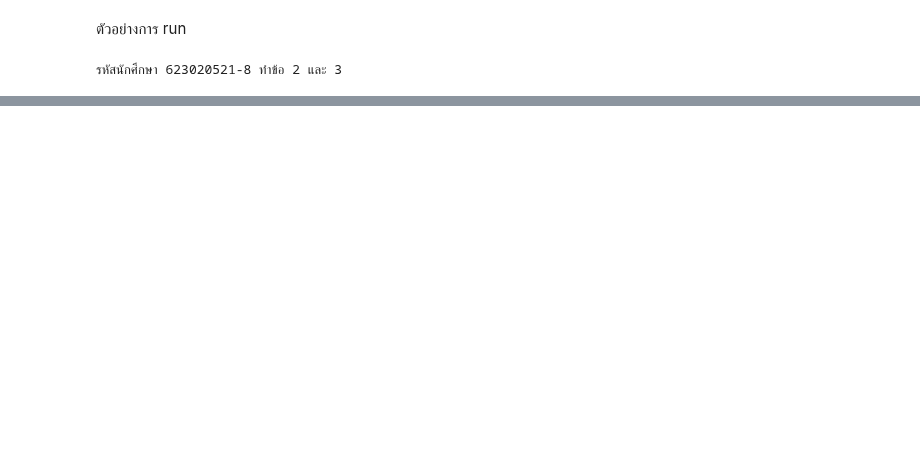
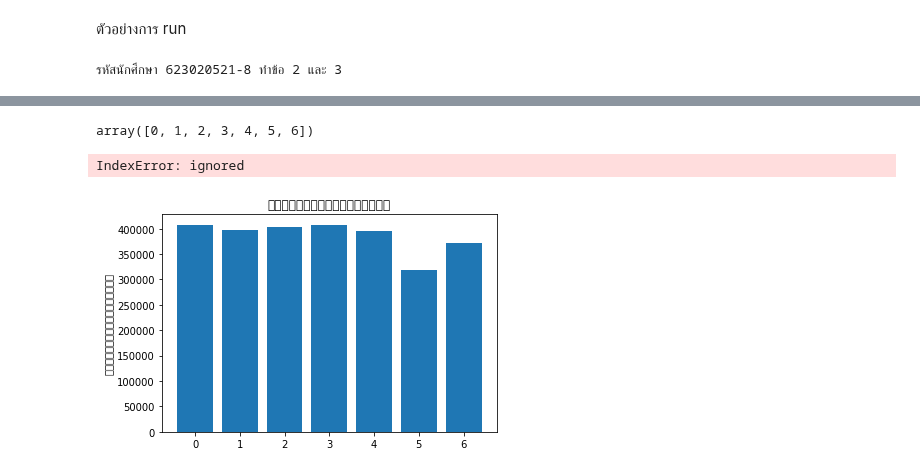
Before and after one commit to nichakornchaisuwan/DWDM21, a Jupyter notebook: MiniExam.ipynb, the cells around one changed output, grey strips where cells are left out. Drawn from its saved outputs; the diff is of its cells as text; code cells hidden in the pictures; blank space fills up the shorter version.

```diff
--- a/MiniExam.ipynb
+++ b/MiniExam.ipynb
@@ -70,0 +104,3 @@ gen_exams('623020521-8') #รหัสนักศึกษา
+# %%
+merged_table =flights.merge(airports,how='left',left_on='รหัสสนามบินต้นทาง',right_on='รหัสสนามบิน')
+merged_table # รวมทั้งสองตารางเข้าด้วยกัน โดยใช้ รหัสสนามบินต้นทาง และรหัสสนามบิน เป็นตัวเชื่อม
@@ -70,0 +123,4 @@ gen_exams('623020521-8') #รหัสนักศึกษา
+# %%
+merged_table.rename(columns={'เมือง':'เมืองต้นทาง'},inplace=True)
+merged_table.rename(columns={'รัฐ':'รัฐต้นทาง'},inplace=True)
+merged_table.rename(columns={'ชื่อสนามบิน':'ชื่อสนามบินต้นทางต้นทาง'},inplace=True)
@@ -70,0 +148,3 @@ gen_exams('623020521-8') #รหัสนักศึกษา
+# %%
+day_week = merged_table.groupby('วันในสัปดาห์')[['รหัสสนามบินต้นทาง']].count()
+day_week # จัดกลุ่มวันในสัปดาห์ โดยนับจำนวนเครื่องบินขาออกจาก คอลัมน์รหัสสนามบิน
@@ -70,0 +161,14 @@ gen_exams('623020521-8') #รหัสนักศึกษา
+# %%
+np.arange(len(day_week.iloc[:,0]))
+# %% [output]
+array([0, 1, 2, 3, 4, 5, 6])
+# %%
+plt.bar(np.arange(len(day_week.iloc[:,0])), day_week.iloc[:,0])
+
+plt.ylabel('รหัสสนามบินต้นทาง')
+plt.title('รหัสสนามบินต้นทาง')
+plt.xticks(np.arange(len(day_week.iloc[:,1]))+0.3, day_week.iloc[:,1])
+plt.legend(); # plot กราฟ histogram จากจำนวนวันในสัปดาห์ และจำนวนเครื่องบินขาออก
+# %% [output]
+IndexError: ignored
+[figure, added]
```
Also changed, not shown: parts of 30 cells of this notebook.
